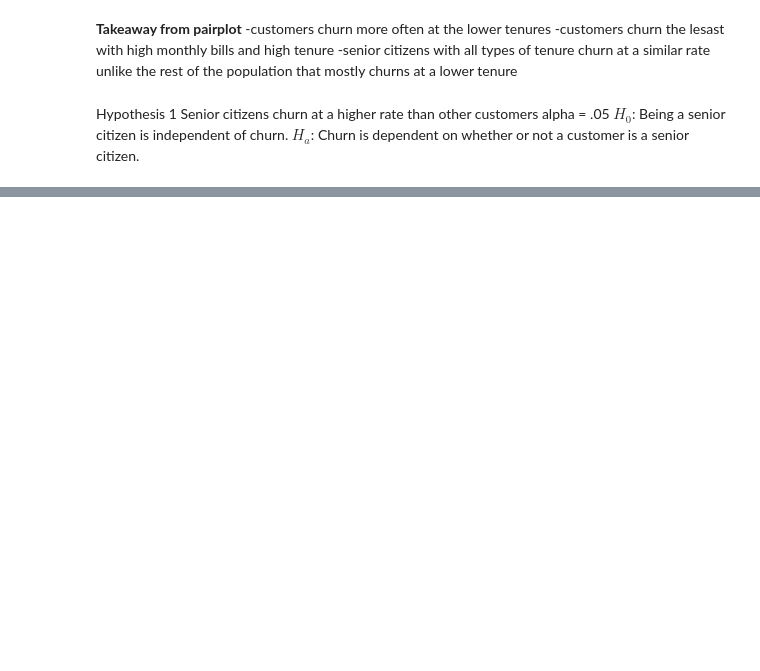
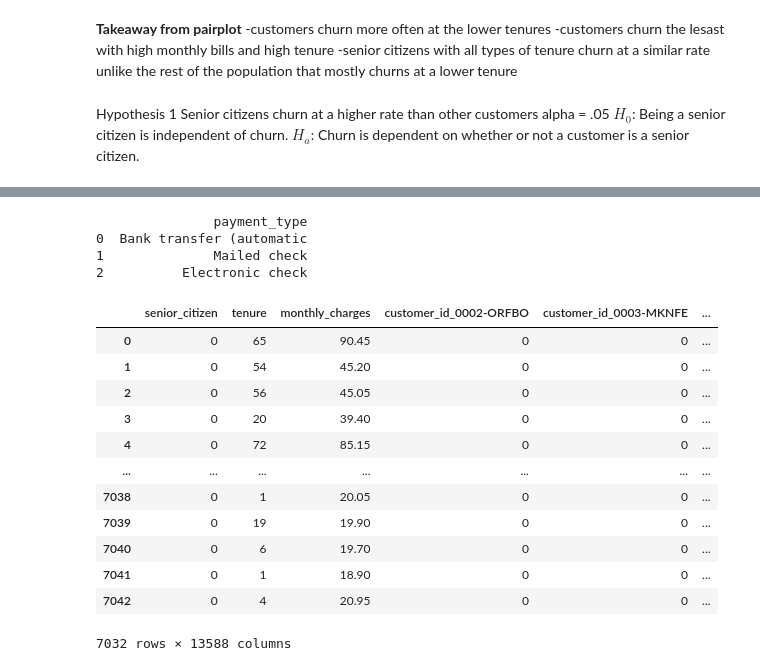
Before and after one commit to SLawsonWoods/Telco_Churn_Project, a Jupyter notebook: Draft_1_folder.ipynb, the cells around one changed output, grey strips where cells are left out. Saved outputs shown, nothing was run; the diff lists cells and outputs as text; code cells hidden in the pictures; blank space fills up the shorter version.

```diff
--- a/Draft_1_folder.ipynb
+++ b/Draft_1_folder.ipynb
@@ -533,0 +544,3 @@ Outcome: I rejected the Null Hypothesis; there is a difference in ...
+# %%
+#make target column binary
+df.churn.replace(to_replace=['yes','no'],value=[1,0], inplace=True)
@@ -533,0 +556,22 @@ Outcome: I rejected the Null Hypothesis; there is a difference in ...
+# %%
+dummy = pd.DataFrame({'payment_type': ['Bank transfer (automatic','Mailed check','Electronic check']})
+print(dummy)
+pd.get_dummies(df)
+# %% [output]
+               payment_type
+0  Bank transfer (automatic
+1              Mailed check
+2          Electronic check
+|  | senior_citizen | tenure | monthly_charges | customer_id_0002-ORFBO | customer_id_0003-MKNFE | ... |
+| 0 | 0 | 65 | 90.45 | 0 | 0 | ... |
+| 1 | 0 | 54 | 45.20 | 0 | 0 | ... |
+| 2 | 0 | 56 | 45.05 | 0 | 0 | ... |
+| 3 | 0 | 20 | 39.40 | 0 | 0 | ... |
+| 4 | 0 | 72 | 85.15 | 0 | 0 | ... |
+| ... | ... | ... | ... | ... | ... | ... |
+| 7038 | 0 | 1 | 20.05 | 0 | 0 | ... |
+| 7039 | 0 | 19 | 19.90 | 0 | 0 | ... |
+| 7040 | 0 | 6 | 19.70 | 0 | 0 | ... |
+| 7041 | 0 | 1 | 18.90 | 0 | 0 | ... |
+| 7042 | 0 | 4 | 20.95 | 0 | 0 | ... |
+7032 rows × 13588 columns
```
Also changed, not shown: parts of 19 cells of this notebook.
